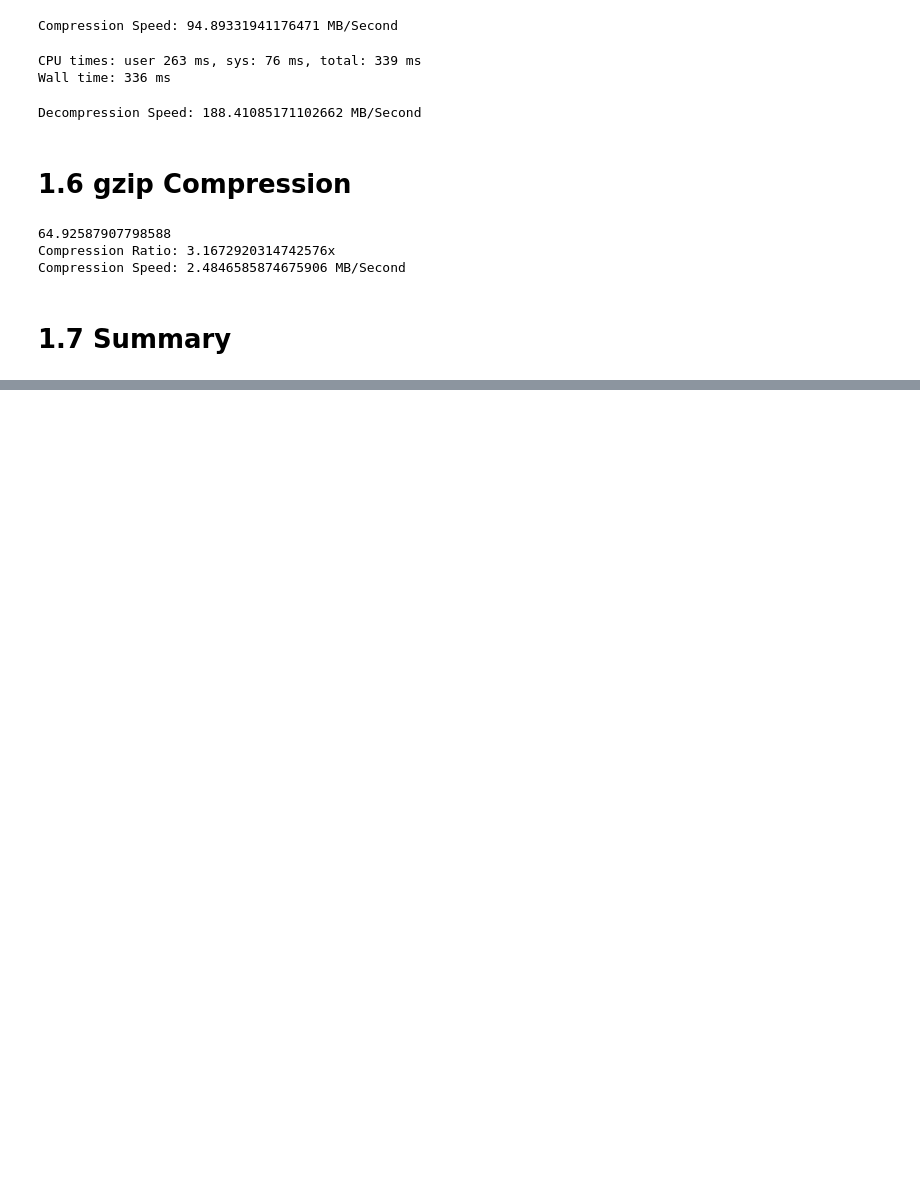
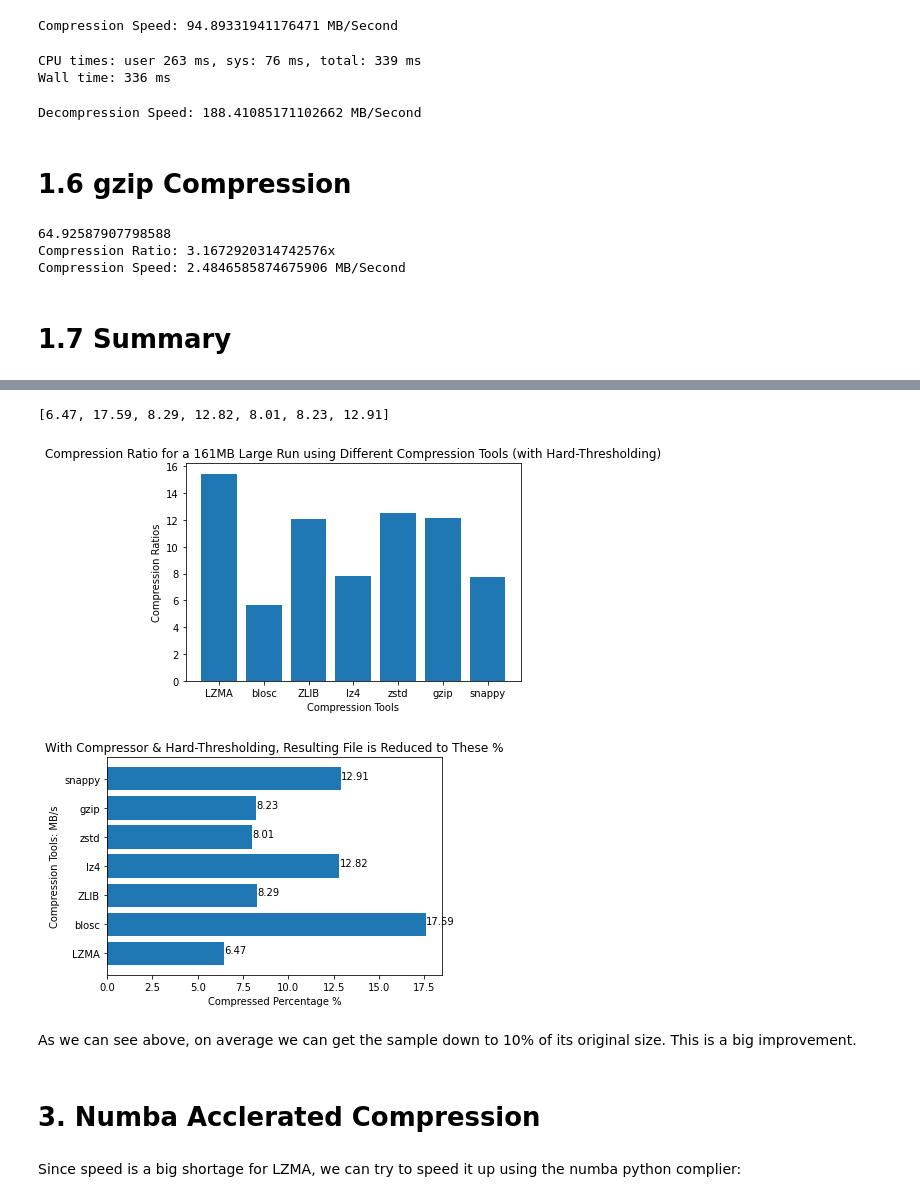
Before and after one commit to RiceAstroparticleLab/signal_processing, a Jupyter notebook: Compressors/Compression.ipynb, the cells around one changed output, grey strips where cells are left out. Cells and saved outputs as stored; diff of their text form; code cells hidden in the pictures; blank space fills up the shorter version.

```diff
--- a/Compressors/Compression.ipynb
+++ b/Compressors/Compression.ipynb
@@ -282,0 +320,30 @@ In conclusion, LMZA provides max data size reduction and requires longer runtime
+# %%
+percentage = []
+for item in cr_new:
+    percentage.append(round(100/item, 2))
+print (percentage)
+# %% [output]
+[6.47, 17.59, 8.29, 12.82, 8.01, 8.23, 12.91]
+# %%
+plt.bar(names, height=cr_new)
+plt.title("Compression Ratio for a 161MB Large Run using Different Compression Tools (with Hard-Thresholding)")
+plt.xlabel("Compression Tools")
+plt.ylabel("Compression Ratios")
+plt.show()
+
+plt.barh(names, percentage)
+plt.title("With Compressor & Hard-Thresholding, Resulting File is Reduced to These %")
+plt.xlabel("Compressed Percentage %")
+plt.ylabel("Compression Tools: MB/s")
+for index, value in enumerate(percentage):
+    plt.text(value, index, str(value))
+plt.show()
+# %% [output]
+[figure, added]
+[figure, added]
+# %% [markdown]
+As we can see above, on average we can get the sample down to 10% of its original size. This is a big improvement.
+# %% [markdown]
+# 3. Numba Acclerated Compression
+# %% [markdown]
+Since speed is a big shortage for LZMA, we can try to speed it up using the numba python complier:
```
Also changed, not shown: parts of 11 cells of this notebook.
